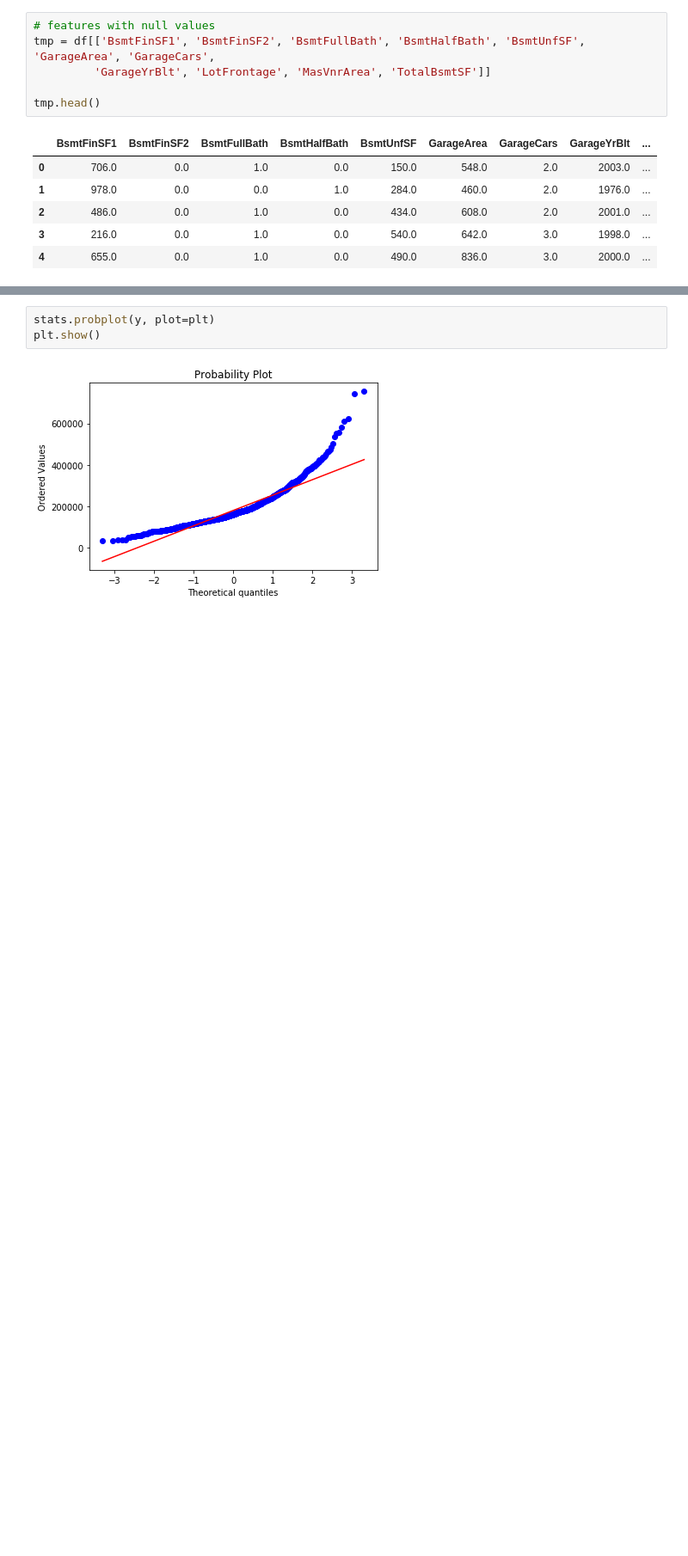
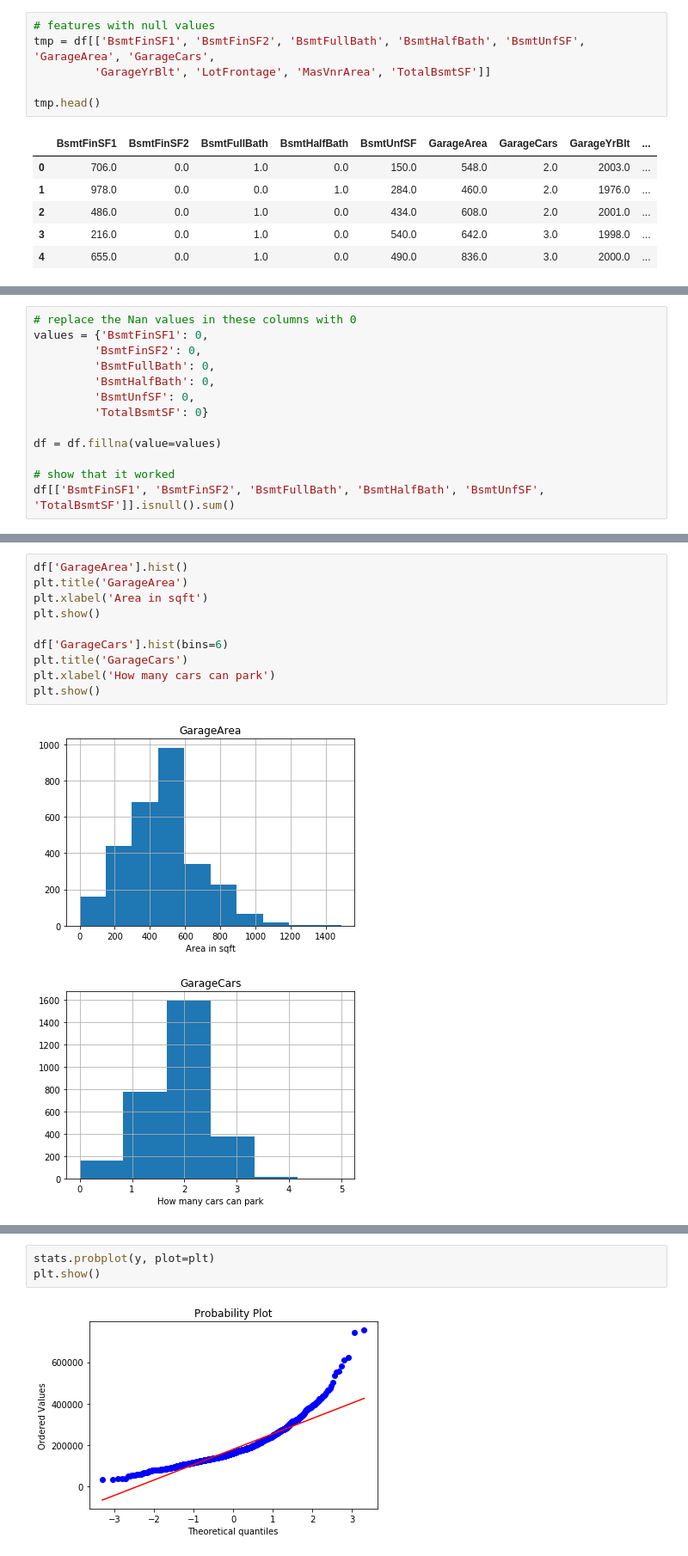
Before and after one commit to leeorn/Thinkful, a Jupyter notebook: Bootcamp/Unit 3/Capstone_project.ipynb, the cells around one changed output, grey strips where cells are left out. Shown at 86% size. Saved outputs shown, nothing was run; the diff lists cells and outputs as text; blank space fills up the shorter version.

```diff
--- a/Bootcamp/Unit 3/Capstone_project.ipynb
+++ b/Bootcamp/Unit 3/Capstone_project.ipynb
@@ -519,0 +527,13 @@ s
+# %%
+# replace the Nan values in these columns with 0
+values = {'BsmtFinSF1': 0,
+         'BsmtFinSF2': 0,
+         'BsmtFullBath': 0,
+         'BsmtHalfBath': 0,
+         'BsmtUnfSF': 0,
+         'TotalBsmtSF': 0}
+
+df = df.fillna(value=values)
+
+# show that it worked
+df[['BsmtFinSF1', 'BsmtFinSF2', 'BsmtFullBath', 'BsmtHalfBath', 'BsmtUnfSF', 'TotalBsmtSF']].isnull().sum()
@@ -519,0 +557,13 @@ s
+# %%
+df['GarageArea'].hist()
+plt.title('GarageArea')
+plt.xlabel('Area in sqft')
+plt.show()
+
+df['GarageCars'].hist(bins=6)
+plt.title('GarageCars')
+plt.xlabel('How many cars can park')
+plt.show()
+# %% [output]
+[figure, added]
+[figure, added]
```
Also changed, not shown: parts of 81 cells of this notebook.
